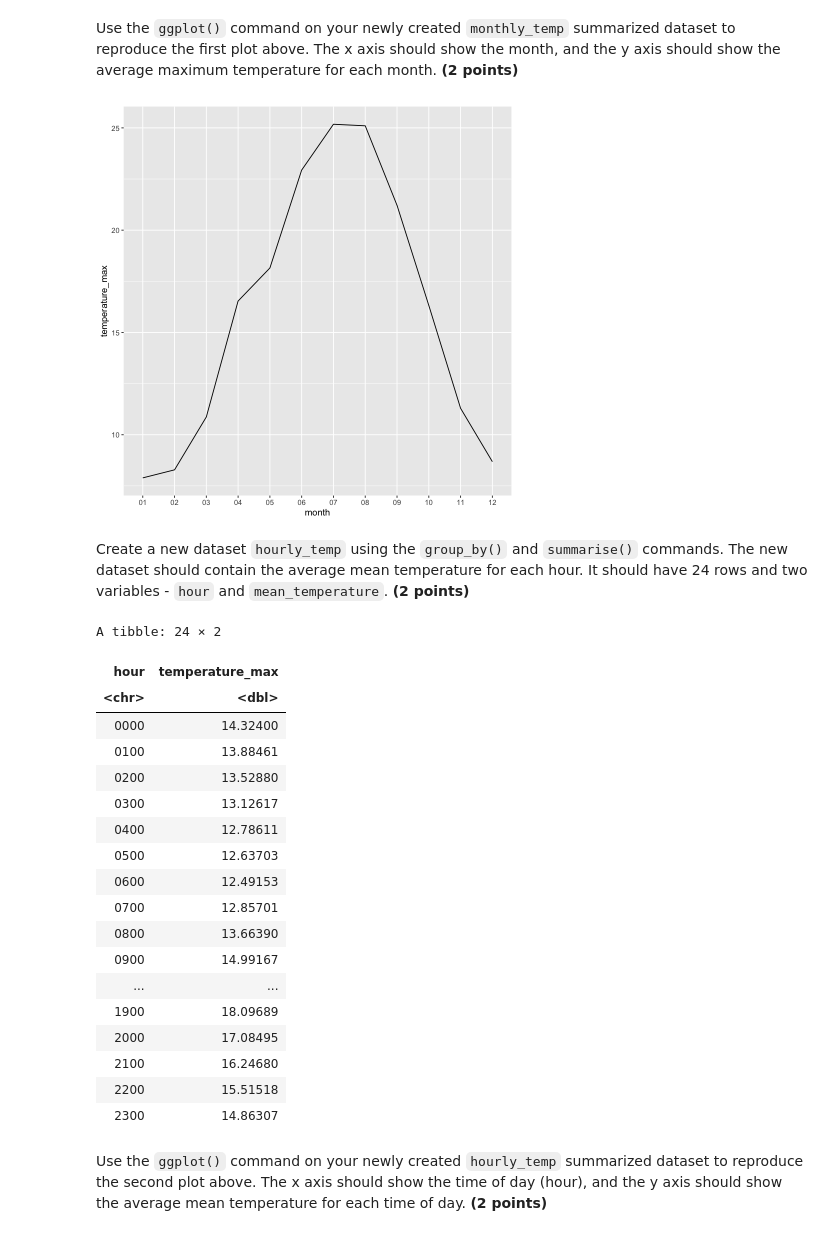
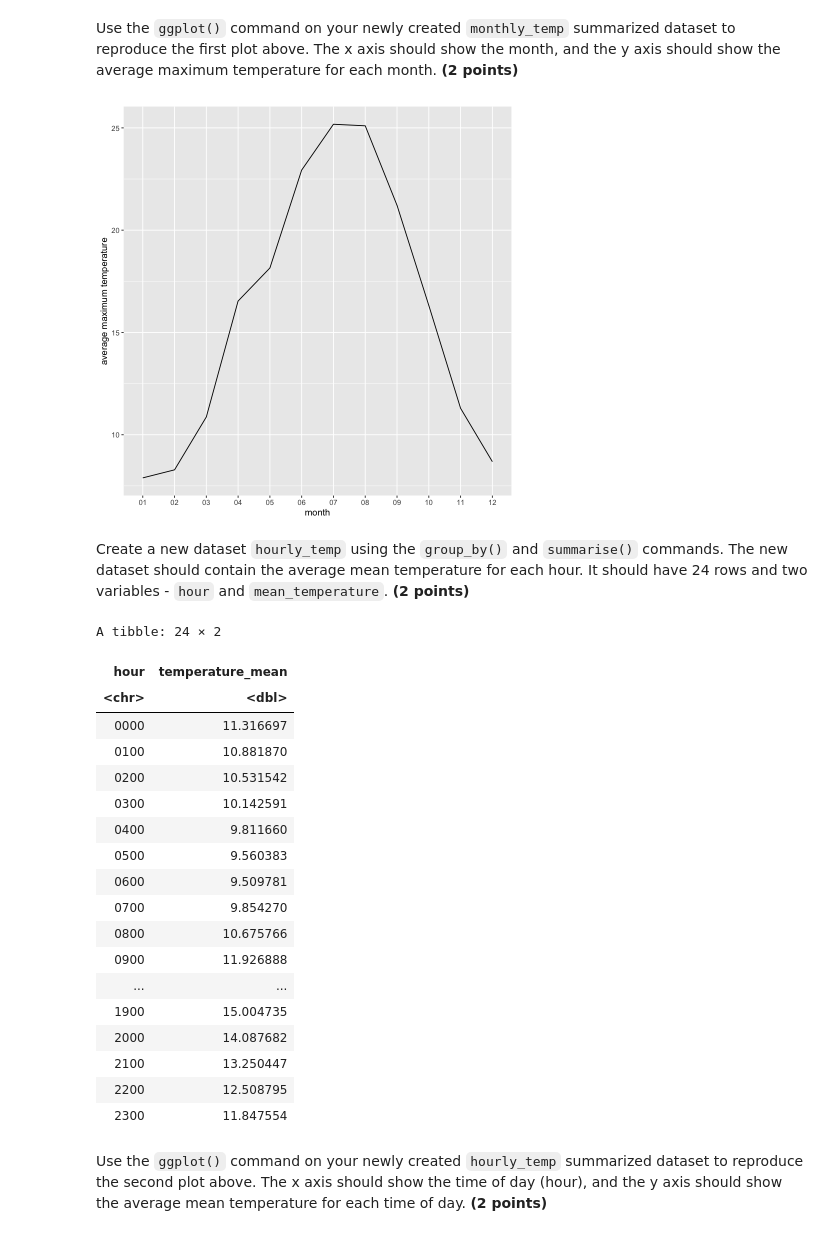
Before and after one commit to cbalde-uzh/baldenweg_DSP_S21, a Jupyter notebook: Homework2.ipynb, the cells around one changed output. Cells and saved outputs as stored; diff of their text form; code cells hidden in the pictures.

```diff
--- a/Homework2.ipynb
+++ b/Homework2.ipynb
@@ -402,37 +381,37 @@ A tibble: 12 × 2
 # %% [markdown]
 Use the `ggplot()` command on your newly created `monthly_temp` summarized dataset to reproduce the first plot above. The x axis should show the month, and the y axis should show the average maximum temperature for each month. **(2 points)**
 # %%
-ggplot(monthly_mean_max_temp, aes(x = month, y =temperature_max, group =1))+  geom_line()
+ggplot(monthly_mean_max_temp, aes(x = month, y =temperature_max, group =1)) +  geom_line()  + labs(x= "month", y= "average maximum temperature")
 # %% [output]
-[figure, old version]
+[figure, new version]
 # %% [markdown]
 Create a new dataset `hourly_temp` using the `group_by()` and `summarise()` commands. The new dataset should contain the average mean temperature for each hour. It should have 24 rows and two variables - `hour` and `mean_temperature`. **(2 points)**
 # %%
 hourly_temp <- weather_temp
-hourly_mean_max_temp<- hourly_temp  %>%
+hourly_mean_temp<- hourly_temp  %>%
     group_by(hour)  %>%
-    summarise(temperature_max = mean(temperature_max))
+    summarise(temperature_mean = mean(temperature_mean))
 
-hourly_mean_max_temp
+hourly_mean_temp
 # %% [output]
 A tibble: 24 × 2
-| hour | temperature_max |
+| hour | temperature_mean |
 | <chr> | <dbl> |
-| 0000 | 14.32400 |
-| 0100 | 13.88461 |
-| 0200 | 13.52880 |
-| 0300 | 13.12617 |
-| 0400 | 12.78611 |
-| 0500 | 12.63703 |
-| 0600 | 12.49153 |
-| 0700 | 12.85701 |
-| 0800 | 13.66390 |
-| 0900 | 14.99167 |
+| 0000 | 11.316697 |
+| 0100 | 10.881870 |
+| 0200 | 10.531542 |
+| 0300 | 10.142591 |
+| 0400 | 9.811660 |
+| 0500 | 9.560383 |
+| 0600 | 9.509781 |
+| 0700 | 9.854270 |
+| 0800 | 10.675766 |
+| 0900 | 11.926888 |
 | ... | ... |
-| 1900 | 18.09689 |
-| 2000 | 17.08495 |
-| 2100 | 16.24680 |
-| 2200 | 15.51518 |
-| 2300 | 14.86307 |
+| 1900 | 15.004735 |
+| 2000 | 14.087682 |
+| 2100 | 13.250447 |
+| 2200 | 12.508795 |
+| 2300 | 11.847554 |
 # %% [markdown]
 Use the `ggplot()` command on your newly created `hourly_temp` summarized dataset to reproduce the second plot above. The x axis should show the time of day (hour), and the y axis should show the average mean temperature for each time of day. **(2 points)**
```
Also changed, not shown: parts of 4 cells of this notebook.
